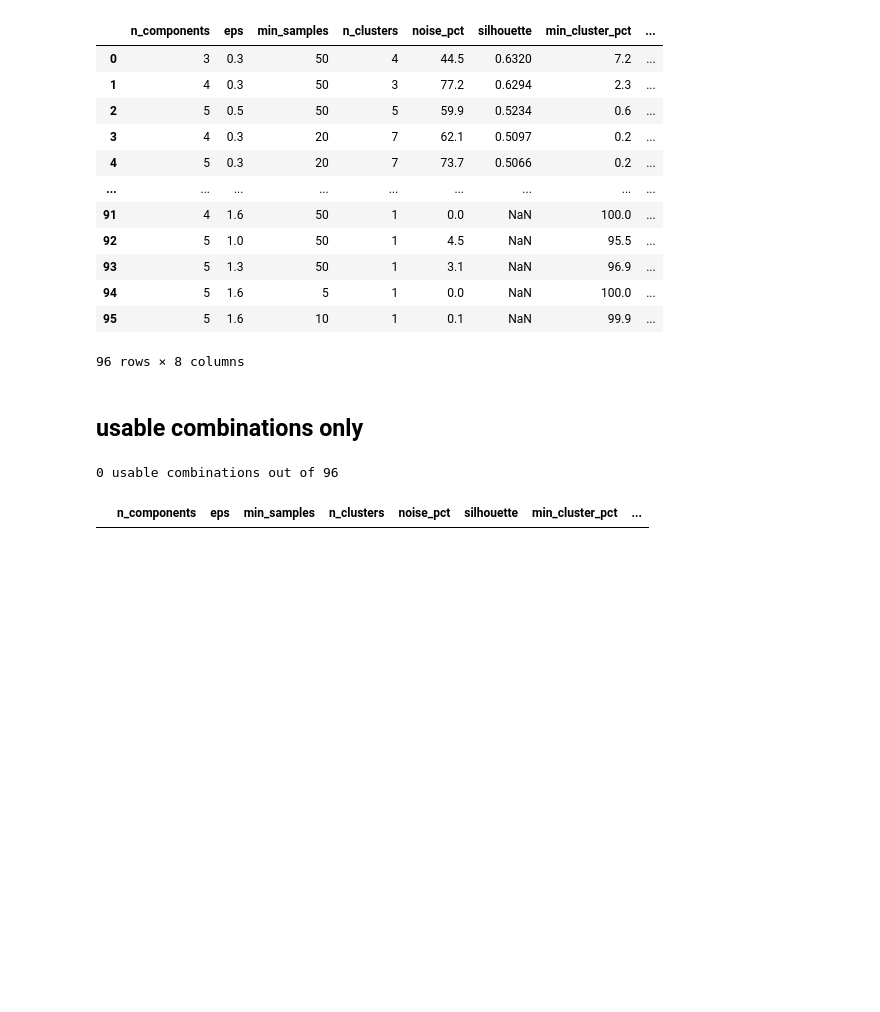
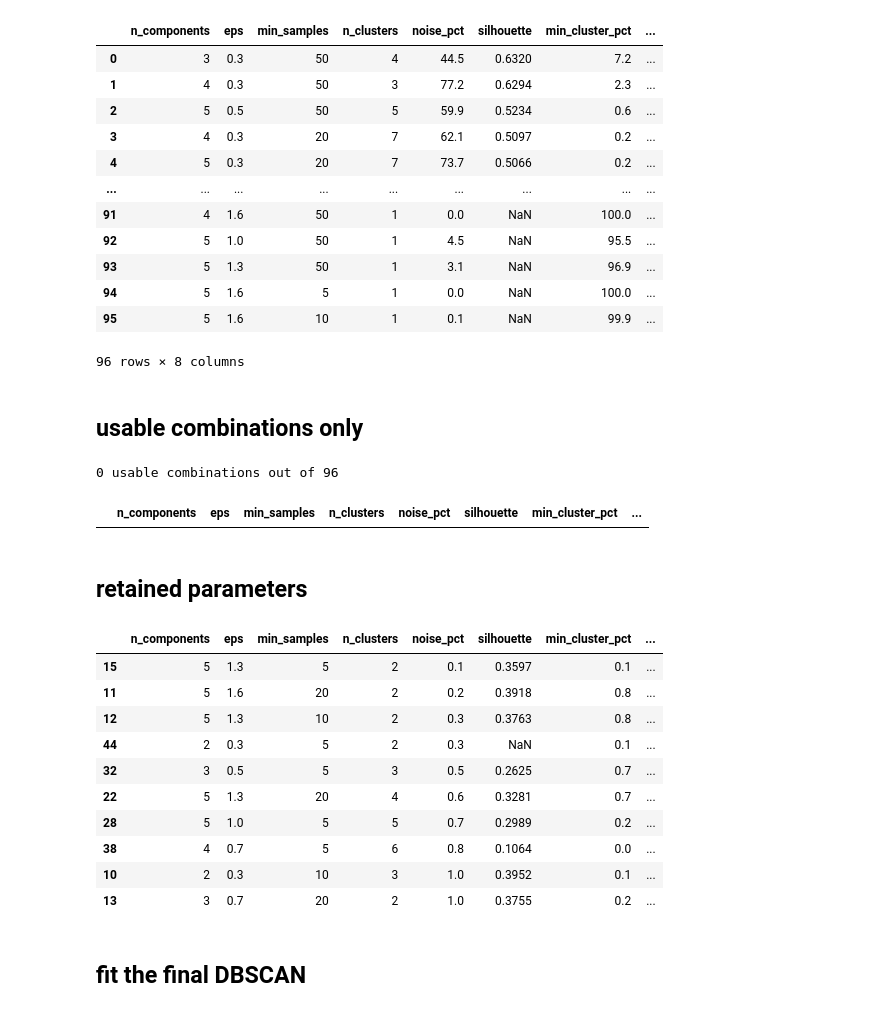
Before and after one commit to oelaimar/CardProfiler, a Jupyter notebook: notebooks/03_clustering.ipynb, the cells around one changed output. Cells and saved outputs as stored; diff of their text form; code cells hidden in the pictures; blank space fills up the shorter version.

Commit message:
feat: add final DBSCAN fit with noise flags

```diff
--- a/notebooks/03_clustering.ipynb
+++ b/notebooks/03_clustering.ipynb
@@ -228,3 +241,24 @@ usable.head(10)
 # %% [output]
 0 usable combinations out of 96
 |  | n_components | eps | min_samples | n_clusters | noise_pct | silhouette | min_cluster_pct | ... |
+# %% [markdown]
+## retained parameters
+# %%
+compromise = (
+    grid_dbscan[grid_dbscan["n_clusters"] >= 2].sort_values(["noise_pct", "silhouette"], ascending=[True, False])
+)
+compromise.head(10)
+# %% [output]
+|  | n_components | eps | min_samples | n_clusters | noise_pct | silhouette | min_cluster_pct | ... |
+| 15 | 5 | 1.3 | 5 | 2 | 0.1 | 0.3597 | 0.1 | ... |
+| 11 | 5 | 1.6 | 20 | 2 | 0.2 | 0.3918 | 0.8 | ... |
+| 12 | 5 | 1.3 | 10 | 2 | 0.3 | 0.3763 | 0.8 | ... |
+| 44 | 2 | 0.3 | 5 | 2 | 0.3 | NaN | 0.1 | ... |
+| 32 | 3 | 0.5 | 5 | 3 | 0.5 | 0.2625 | 0.7 | ... |
+| 22 | 5 | 1.3 | 20 | 4 | 0.6 | 0.3281 | 0.7 | ... |
+| 28 | 5 | 1.0 | 5 | 5 | 0.7 | 0.2989 | 0.2 | ... |
+| 38 | 4 | 0.7 | 5 | 6 | 0.8 | 0.1064 | 0.0 | ... |
+| 10 | 2 | 0.3 | 10 | 3 | 1.0 | 0.3952 | 0.1 | ... |
+| 13 | 3 | 0.7 | 20 | 2 | 1.0 | 0.3755 | 0.2 | ... |
+# %% [markdown]
+## fit the final DBSCAN
```
Also changed, not shown: parts of 8 cells of this notebook, 1 other file.
